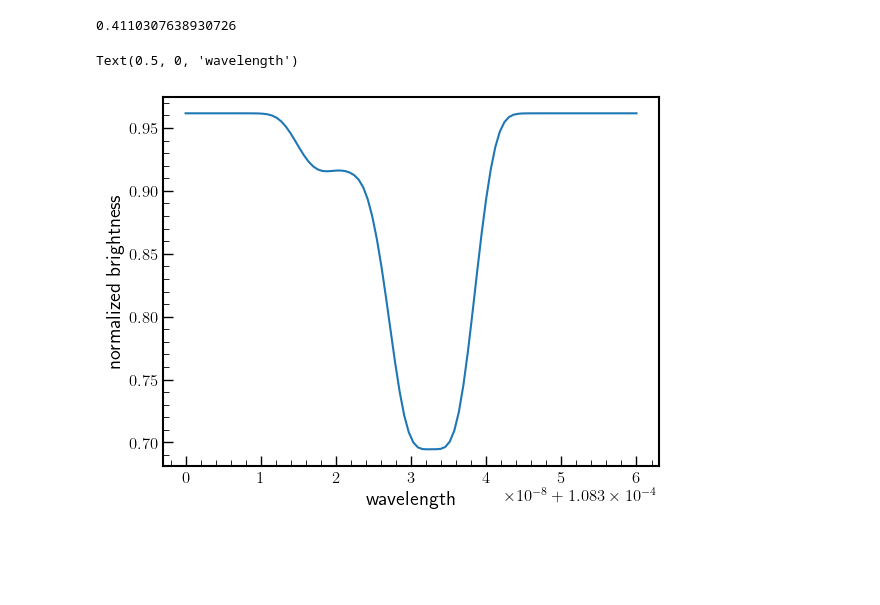
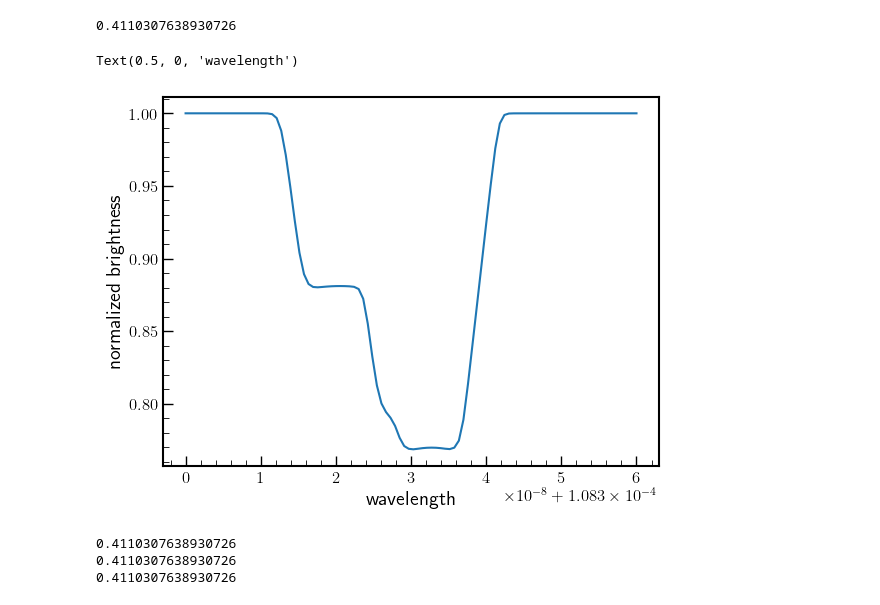
Before and after one commit to eschreyer/torus, a Jupyter notebook: Astro9_Starter_Notebook.ipynb, the cells around one changed output. Drawn from its saved outputs; the diff is of its cells as text; code cells hidden in the pictures; blank space fills up the shorter version.

```diff
--- a/Astro9_Starter_Notebook.ipynb
+++ b/Astro9_Starter_Notebook.ipynb
@@ -60,8 +87,10 @@ T = 1.0 * 10**4
 Rtorus = [ap - cs / (2 * omega(ap)), ap + cs / (2 * omega(ap))]
 solar = ss.stellar_spectra('solar', semi_major_axis=ap/parameters['radius_s'])
 solar_spectrum2 = solar.get_rescaled_spectrum(norm_wav=[1.24e-6, 9.12e-6], norm_flux=10**4.5)
-WASP12b_at_ap = torus.Torus(species = WASP12b_species, stellar_spectrum = solar_spectrum2, Ms = parameters['mass_s'], Rs = parameters['radius_s'], ap = parameters['semimajoraxis'], T = np.float64(1e4), Rtorus=Rtorus, nH=1e8)
-i_he3_at_ap, tau_he3_at_ap = WASP12b_at_ap.do_transit('he_1',  ['he_3-0', 'he_3-1', 'he_3-2'], np.linspace(1.0830e-4, 1.0836e-4, 100), flux_map_oot, indexing='image')
-i_tot_he3_at_ap = np.einsum('ij, ijk -> k', flux_map_it, np.exp(-(tau_he3_at_ap)))
+WASP12b_at_ap = torus.Torus(species = WASP12b_species, stellar_spectrum = solar_spectrum2, Ms = parameters['mass_s'], Rs = parameters['radius_s'], ap = parameters['semimajoraxis'], T = T, Rtorus=Rtorus, nH=1e8)
+
+wvl_he = np.linspace(1.0830e-4, 1.0836e-4, 100)
+i_he3_at_ap, tau_he3_at_ap = WASP12b_at_ap.do_transit('he_1',  ['he_3-0', 'he_3-1', 'he_3-2'], wvl_he, flux_map_oot, indexing='image')
+i_tot_he3_at_ap = np.einsum('ij, ijk -> k', flux_map_oot, np.exp(-(tau_he3_at_ap)))
 # %% [output]
 0.4110307638930726
@@ -68,7 +105,7 @@ i_tot_he3_at_ap = np.einsum('ij, ijk -> k', flux_map_it, np.exp(-(tau_he3_at_ap)
 # %%
-plt.plot(np.linspace(1.0830e-4, 1.0836e-4, 100), i_tot_he3_at_ap)
+plt.plot(wvl_he, i_tot3000)
 plt.ylabel('normalized brightness')
 plt.xlabel('wavelength')
 # %% [output]
 Text(0.5, 0, 'wavelength')
-[figure, old version]
+[figure, new version]
@@ -76,0 +112,8 @@ Text(0.5, 0, 'wavelength')
+# %%
+i_tot3000 = i_tot(0.3*10**4)
+i_tot10 = i_tot(10**4*1.0)
+i_tot20 = i_tot(10**4 * 2.0)
+# %% [output]
+0.4110307638930726
+0.4110307638930726
+0.4110307638930726
```
Also changed, not shown: parts of 14 cells of this notebook, 1 other file.
